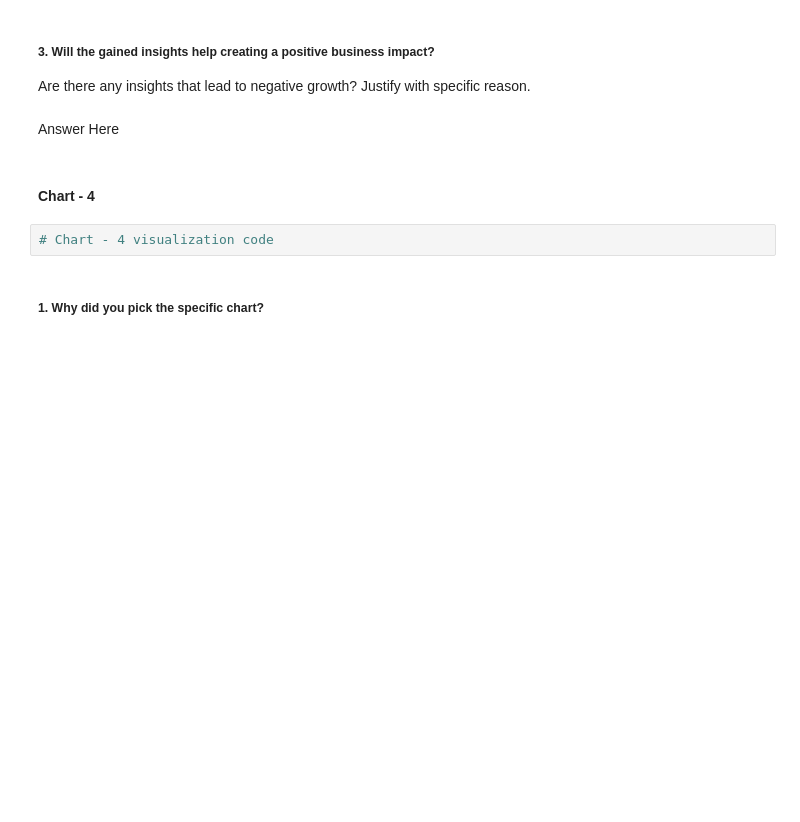
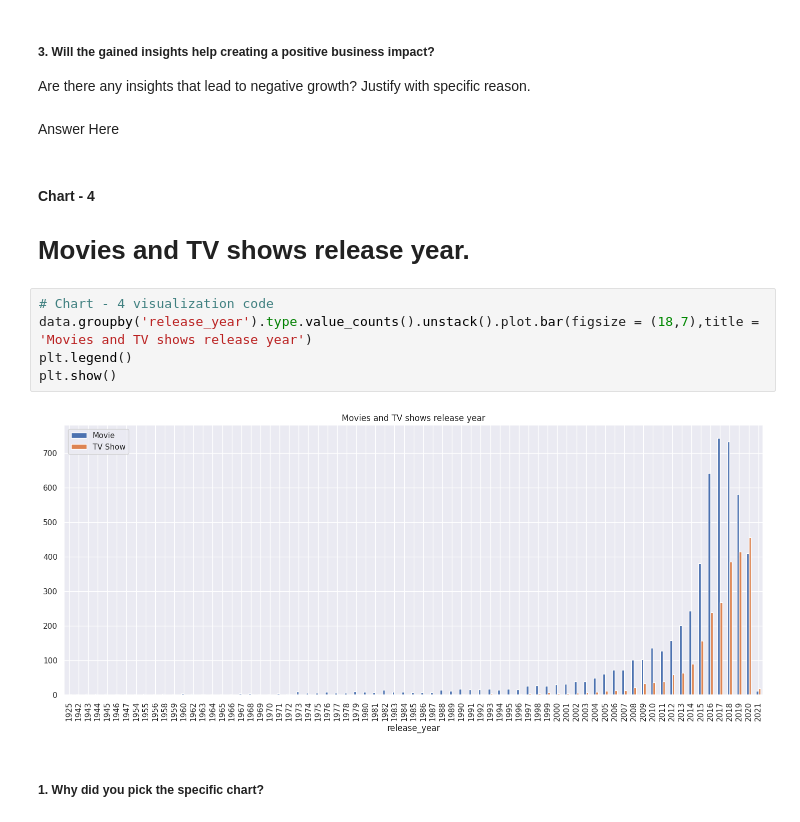
Before and after one commit to sonu9479/-NETFLIX-MOVIES-AND-TV-SHOWS-CLUSTERING-project, a Jupyter notebook: NETFLIX_MOVIES_AND_TV_SHOWS_CLUSTERING.ipynb, the cells around one changed output. Saved outputs shown, nothing was run; the diff lists cells and outputs as text; blank space fills up the shorter version.

```diff
--- a/NETFLIX_MOVIES_AND_TV_SHOWS_CLUSTERING.ipynb
+++ b/NETFLIX_MOVIES_AND_TV_SHOWS_CLUSTERING.ipynb
@@ -261,8 +318,14 @@ Are there any insights that lead to negative growth? Justify with specific reaso
 Answer Here
 # %% [markdown]
 #### Chart - 4
+# Movies and TV shows release year.
-# %%
-# Chart - 4 visualization code
+# %%
+# Chart - 4 visualization code
+data.groupby('release_year').type.value_counts().unstack().plot.bar(figsize = (18,7),title = 'Movies and TV shows release year')
+plt.legend()
+plt.show()
+# %% [output]
+[figure, added]
 # %% [markdown]
 ##### 1. Why did you pick the specific chart?
 # %% [markdown]
```
Also changed, not shown: parts of 177 cells of this notebook.
